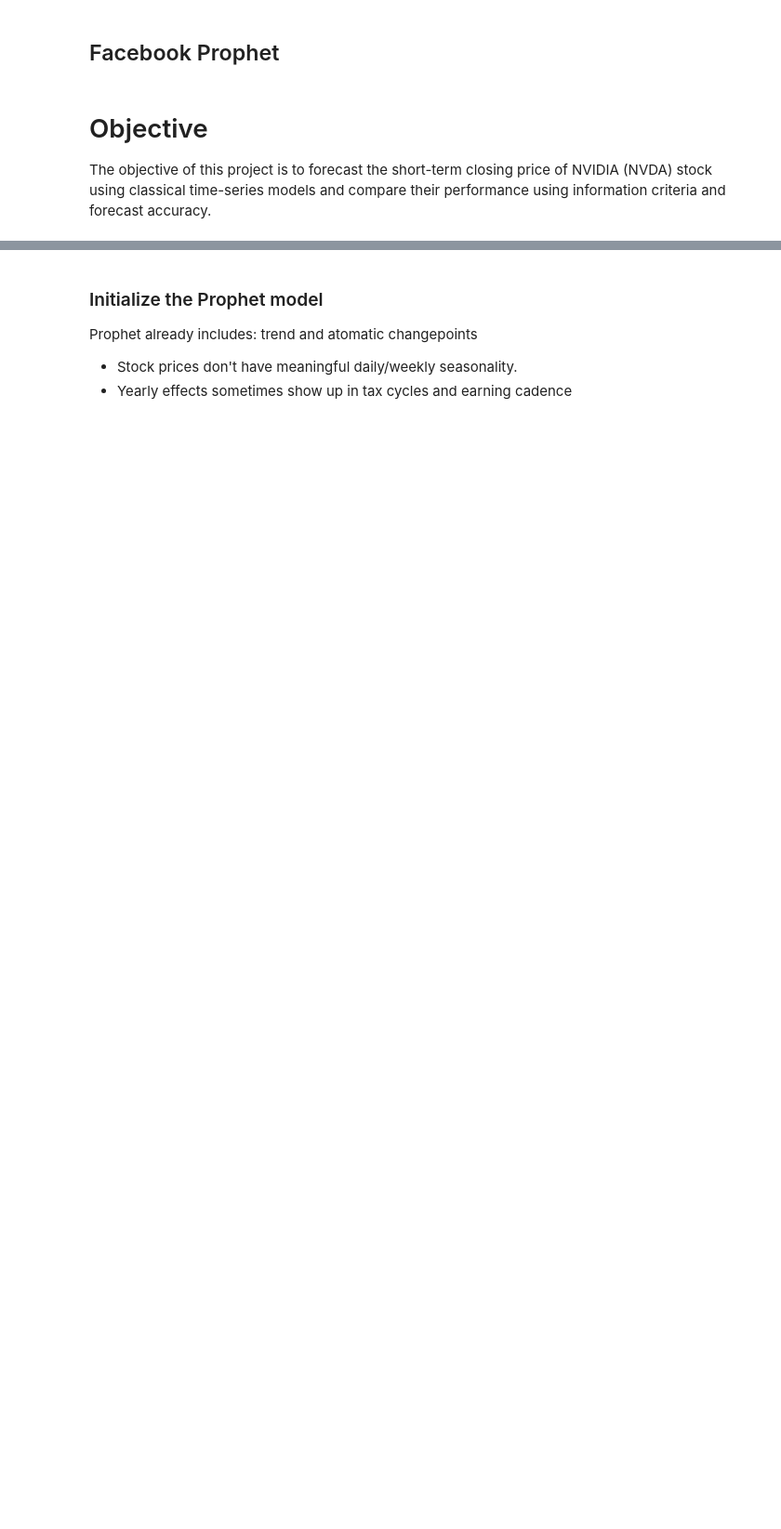
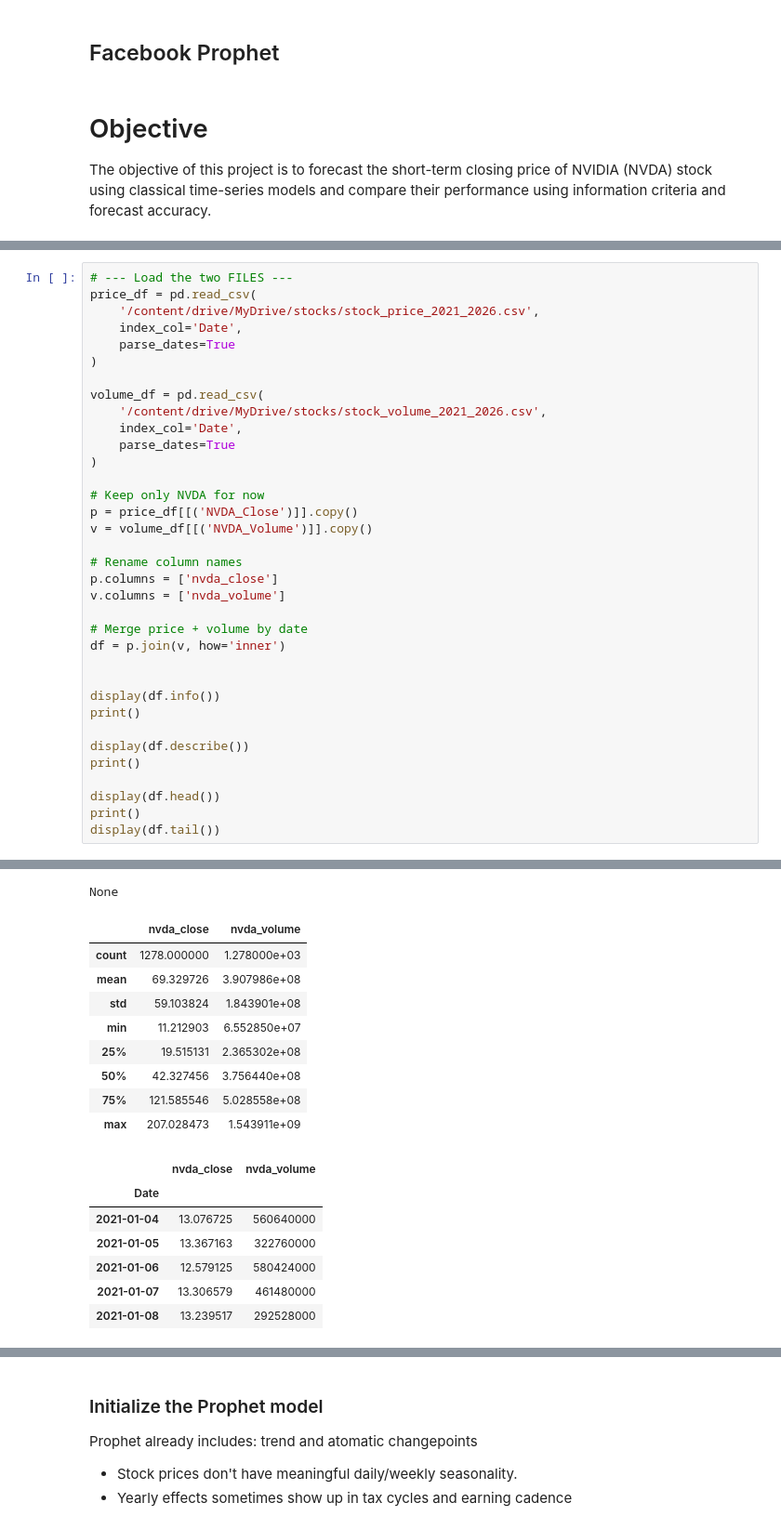
Before and after one commit to EsserMishelle/short-term-stock-forecast, a Jupyter notebook: Short_Term_Stock_Trend_Forecasting_FBP.ipynb, the cells around one changed output, grey strips where cells are left out. Shown at 93% size. Saved outputs shown, nothing was run; the diff lists cells and outputs as text; blank space fills up the shorter version.

```diff
--- a/Short_Term_Stock_Trend_Forecasting_FBP.ipynb
+++ b/Short_Term_Stock_Trend_Forecasting_FBP.ipynb
@@ -202,0 +26,36 @@ The chart indicates that all three stocks (NVDA, SPY, AAPL) have a non-stationar
+# %%
+# --- Load the two FILES ---
+price_df = pd.read_csv(
+    '/content/drive/MyDrive/stocks/stock_price_2021_2026.csv',
+    index_col='Date',
+    parse_dates=True
+)
+
+volume_df = pd.read_csv(
+    '/content/drive/MyDrive/stocks/stock_volume_2021_2026.csv',
+    index_col='Date',
+    parse_dates=True
+)
+
+# Keep only NVDA for now
+p = price_df[[('NVDA_Close')]].copy()
+v = volume_df[[('NVDA_Volume')]].copy()
+
+# Rename column names
+p.columns = ['nvda_close']
+v.columns = ['nvda_volume']
+
+# Merge price + volume by date
+df = p.join(v, how='inner')
+
+
+display(df.info())
+print()
+
+display(df.describe())
+print()
+
+display(df.head())
+print()
+display(df.tail())
+# %% [output]
@@ -202,0 +71,17 @@ The chart indicates that all three stocks (NVDA, SPY, AAPL) have a non-stationar
+None
+|  | nvda_close | nvda_volume |
+| count | 1278.000000 | 1.278000e+03 |
+| mean | 69.329726 | 3.907986e+08 |
+| std | 59.103824 | 1.843901e+08 |
+| min | 11.212903 | 6.552850e+07 |
+| 25% | 19.515131 | 2.365302e+08 |
+| 50% | 42.327456 | 3.756440e+08 |
+| 75% | 121.585546 | 5.028558e+08 |
+| max | 207.028473 | 1.543911e+09 |
+|  | nvda_close | nvda_volume |
+| Date |  |  |
+| 2021-01-04 | 13.076725 | 560640000 |
+| 2021-01-05 | 13.367163 | 322760000 |
+| 2021-01-06 | 12.579125 | 580424000 |
+| 2021-01-07 | 13.306579 | 461480000 |
+| 2021-01-08 | 13.239517 | 292528000 |
```
Also changed, not shown: parts of 41 cells of this notebook.
